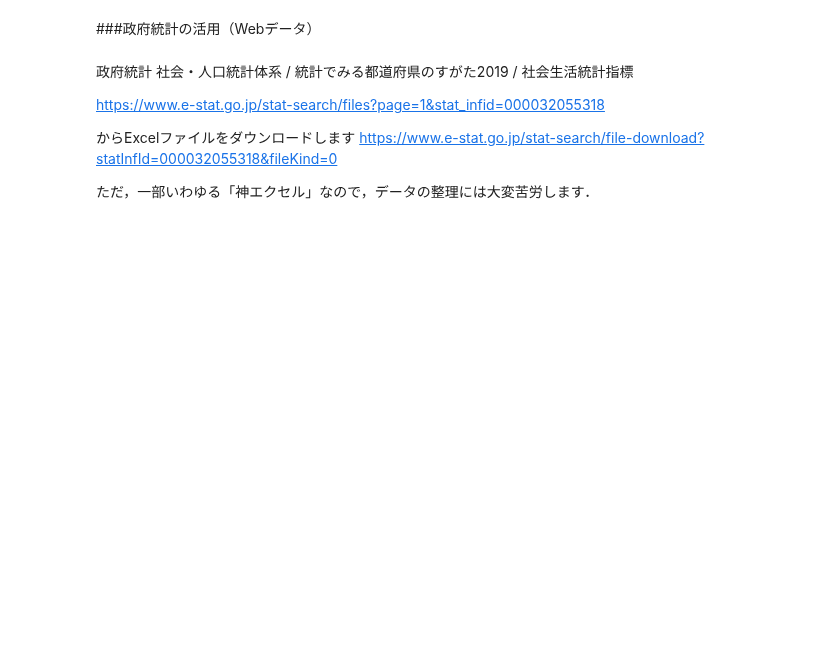
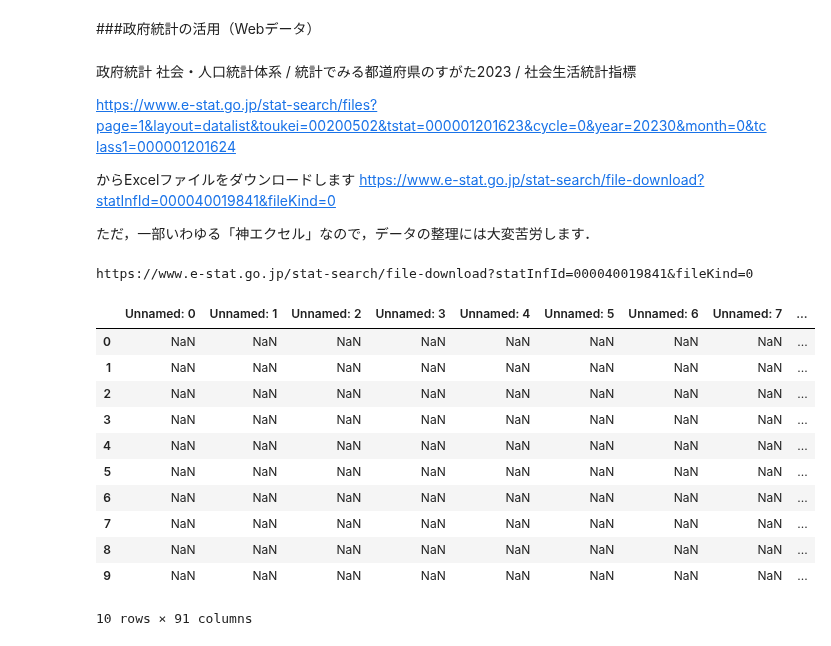
Before and after one commit to komorimasashi/kakuritsu_toukei_1, a Jupyter notebook: 9th_lec_scatterplot.ipynb, the cells around one changed output. Drawn from its saved outputs; the diff is of its cells as text; code cells hidden in the pictures; blank space fills up the shorter version.

Commit message:
Update: 「統計でみる都道府県のすがた2023」に更新

```diff
--- a/9th_lec_scatterplot.ipynb
+++ b/9th_lec_scatterplot.ipynb
@@ -197,33 +246,45 @@ plt.show()
 ###政府統計の活用（Webデータ）
 # %% [markdown]
 政府統計
-社会・人口統計体系 / 統計でみる都道府県のすがた2019 / 社会生活統計指標
+社会・人口統計体系 / 統計でみる都道府県のすがた2023 / 社会生活統計指標
 
-https://www.e-stat.go.jp/stat-search/files?page=1&stat_infid=000032055318
+https://www.e-stat.go.jp/stat-search/files?page=1&layout=datalist&toukei=00200502&tstat=000001201623&cycle=0&year=20230&month=0&tclass1=000001201624
 
 からExcelファイルをダウンロードします
-https://www.e-stat.go.jp/stat-search/file-download?statInfId=000032055318&fileKind=0
-
+https://www.e-stat.go.jp/stat-search/file-download?statInfId=000040019841&fileKind=0
 
 ただ，一部いわゆる「神エクセル」なので，データの整理には大変苦労します．
 # %%
 import pandas as pd
 from matplotlib import pyplot as plt
 import urllib
 
-#url = "https://www.e-stat.go.jp/stat-search/file-download?statInfId=000032055318&fileKind=0"
-url = "https://www.e-stat.go.jp/stat-search/file-download?statInfId=000032169052&fileKind=0"
+url = "https://www.e-stat.go.jp/stat-search/file-download?statInfId=000040019841&fileKind=0"
 
 
 #xlsを読み込む関数
 def read_xls(url):
     print(url)
     df = pd.read_excel(url)
     return df
 
 #実行
 df = read_xls(url)
 df.head(10)
+# %% [output]
+https://www.e-stat.go.jp/stat-search/file-download?statInfId=000040019841&fileKind=0
+|  | Unnamed: 0 | Unnamed: 1 | Unnamed: 2 | Unnamed: 3 | Unnamed: 4 | Unnamed: 5 | Unnamed: 6 | Unnamed: 7 | ... |
+| 0 | NaN | NaN | NaN | NaN | NaN | NaN | NaN | NaN | ... |
+| 1 | NaN | NaN | NaN | NaN | NaN | NaN | NaN | NaN | ... |
+| 2 | NaN | NaN | NaN | NaN | NaN | NaN | NaN | NaN | ... |
+| 3 | NaN | NaN | NaN | NaN | NaN | NaN | NaN | NaN | ... |
+| 4 | NaN | NaN | NaN | NaN | NaN | NaN | NaN | NaN | ... |
+| 5 | NaN | NaN | NaN | NaN | NaN | NaN | NaN | NaN | ... |
+| 6 | NaN | NaN | NaN | NaN | NaN | NaN | NaN | NaN | ... |
+| 7 | NaN | NaN | NaN | NaN | NaN | NaN | NaN | NaN | ... |
+| 8 | NaN | NaN | NaN | NaN | NaN | NaN | NaN | NaN | ... |
+| 9 | NaN | NaN | NaN | NaN | NaN | NaN | NaN | NaN | ... |
+10 rows × 91 columns
 # %%
 #泥臭く列名のリネームや不要な行列の削除を行う
 df = df.drop(df.columns[0:9], axis=1)
```
Also changed, not shown: parts of 13 cells of this notebook.
